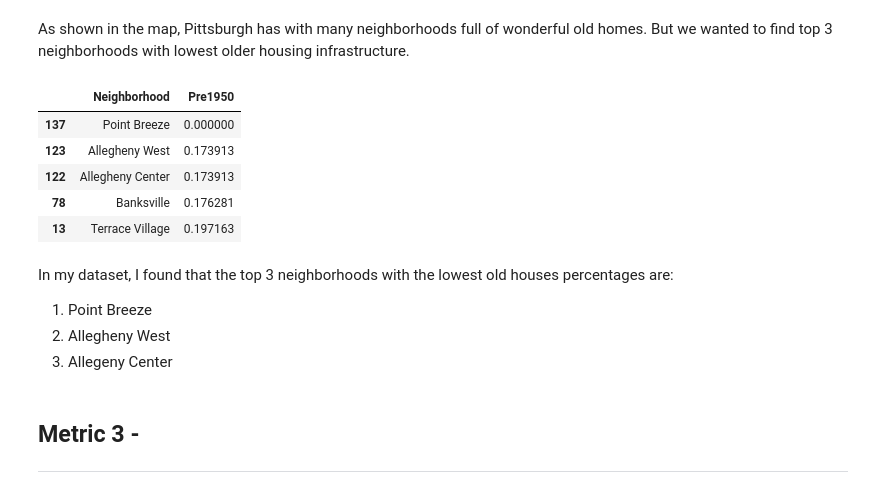
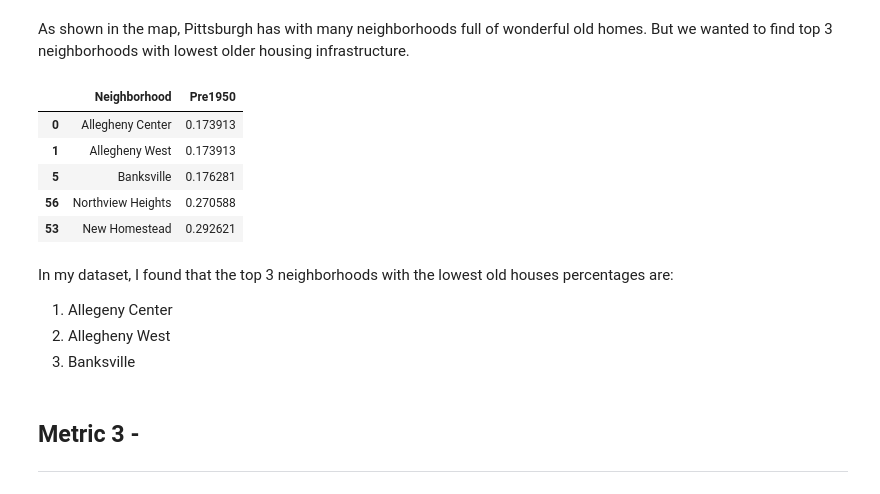
Before and after one commit to songxingyu1118/CMPINF10_Final_Project, a Jupyter notebook: Neighborhoods.ipynb, the cells around one changed output. Saved outputs shown, nothing was run; the diff lists cells and outputs as text; code cells hidden in the pictures.

```diff
--- a/Neighborhoods.ipynb
+++ b/Neighborhoods.ipynb
@@ -250,3 +241,8 @@ old_house_data.head()
 | 2 | 20300 | 0.724907 | Strip District |
 | 3 | 30500 | 0.324117 | Crawford-Roberts |
 | 4 | 40200 | 0.463549 | Terrace Village |
+# %%
+#average Pre1950 percentage for each Neighborhood
+percentage_data = pd.DataFrame()
+percentage_data=old_house_data.groupby(['Neighborhood', 'Census Tracts'], as_index=False).mean().groupby('Neighborhood')['Pre1950'].mean().reset_index(name="Pre1950")
+percentage_data.head()
@@ -306,19 +310,19 @@ The missing neighborhoods are:
 # %% [markdown]
 As shown  in the map, Pittsburgh has with many neighborhoods full of wonderful old homes. But we wanted to find top 3 neighborhoods with lowest older housing infrastructure.
 # %%
-old_house_data.sort_values(by = "Pre1950").head()
+percentage_data.sort_values(by = "Pre1950").head()
 # %% [output]
 |  | Neighborhood | Pre1950 |
-| 137 | Point Breeze | 0.000000 |
-| 123 | Allegheny West | 0.173913 |
-| 122 | Allegheny Center | 0.173913 |
-| 78 | Banksville | 0.176281 |
-| 13 | Terrace Village | 0.197163 |
+| 0 | Allegheny Center | 0.173913 |
+| 1 | Allegheny West | 0.173913 |
+| 5 | Banksville | 0.176281 |
+| 56 | Northview Heights | 0.270588 |
+| 53 | New Homestead | 0.292621 |
 # %% [markdown]
 In my dataset, I found that the top 3 neighborhoods with the lowest old houses percentages are:
-1. Point Breeze
+1. Allegeny Center
 2. Allegheny West
-3. Allegeny Center
+3. Banksville
 # %% [markdown]
 ## Metric 3 -
 ---
```
Also changed, not shown: parts of 8 cells of this notebook, 1 other file.
